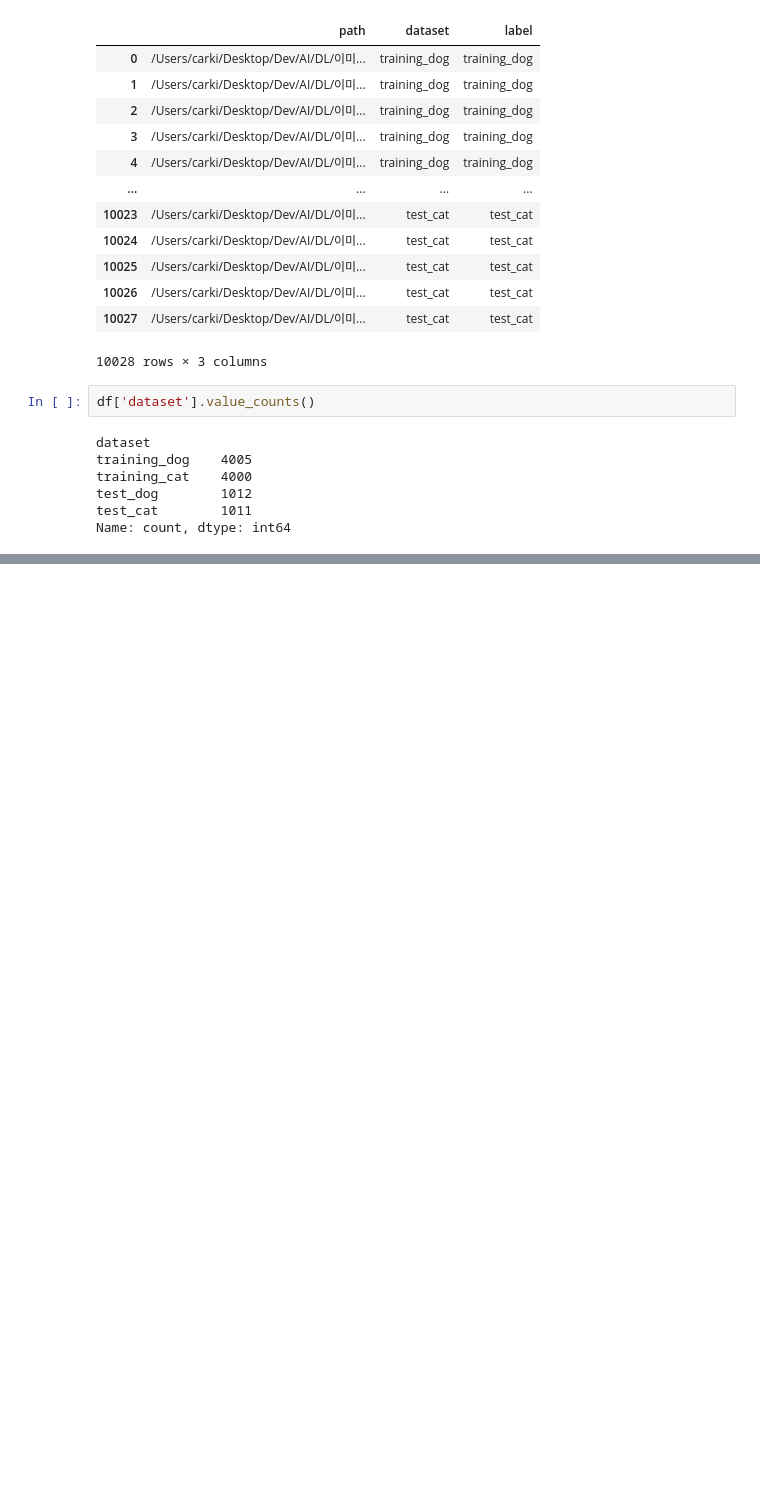
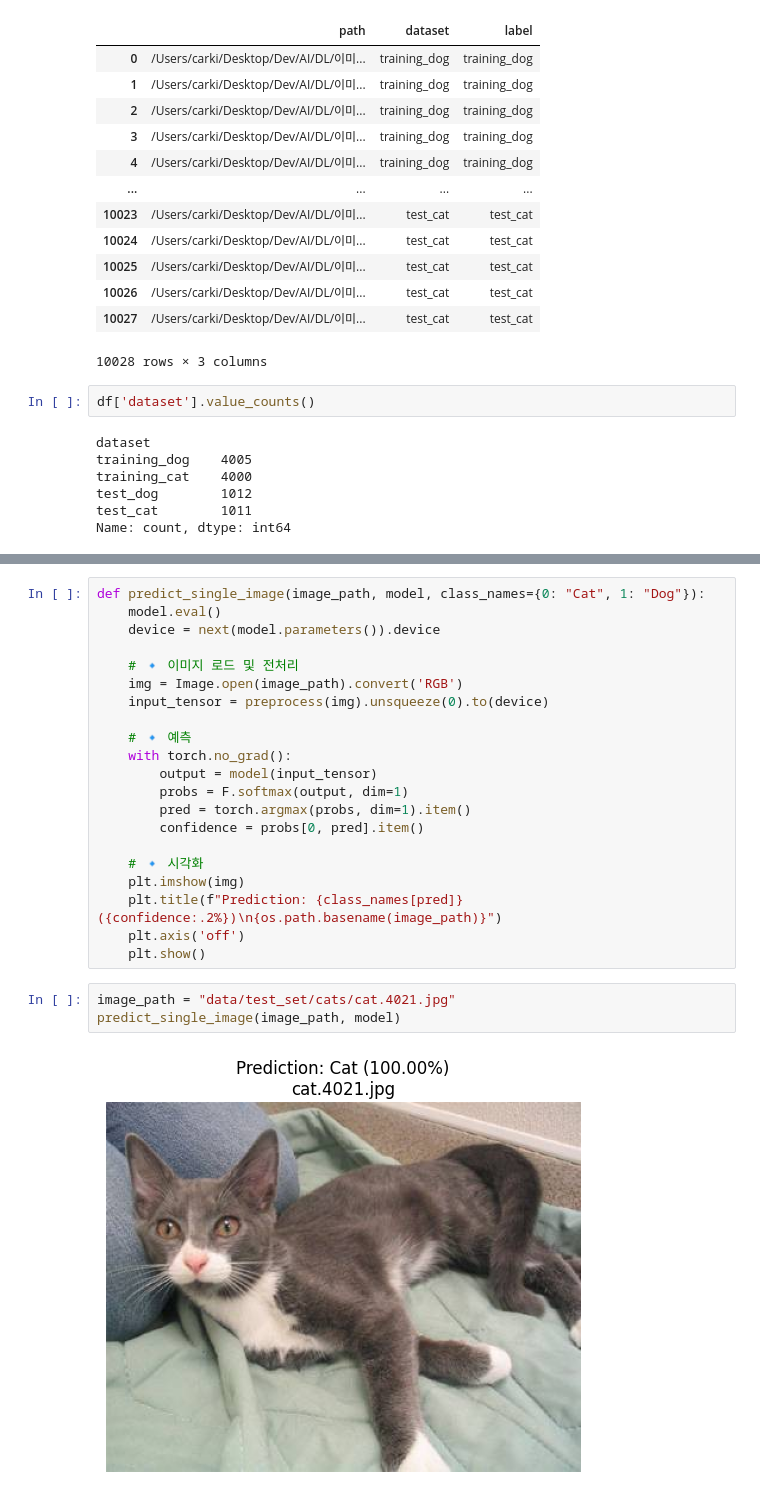
Before and after one commit to dev-carki/Cat_Dog, a Jupyter notebook: cat_dog.ipynb, the cells around one changed output, grey strips where cells are left out. Saved outputs shown, nothing was run; the diff lists cells and outputs as text; blank space fills up the shorter version.

```diff
--- a/cat_dog.ipynb
+++ b/cat_dog.ipynb
@@ -266,0 +324,26 @@ AlexNet(
+# %%
+def predict_single_image(image_path, model, class_names={0: "Cat", 1: "Dog"}):
+    model.eval()
+    device = next(model.parameters()).device
+
+    # 🔹 이미지 로드 및 전처리
+    img = Image.open(image_path).convert('RGB')
+    input_tensor = preprocess(img).unsqueeze(0).to(device)
+
+    # 🔹 예측
+    with torch.no_grad():
+        output = model(input_tensor)
+        probs = F.softmax(output, dim=1)
+        pred = torch.argmax(probs, dim=1).item()
+        confidence = probs[0, pred].item()
+
+    # 🔹 시각화
+    plt.imshow(img)
+    plt.title(f"Prediction: {class_names[pred]} ({confidence:.2%})\n{os.path.basename(image_path)}")
+    plt.axis('off')
+    plt.show()
+# %%
+image_path = "data/test_set/cats/cat.4021.jpg"
+predict_single_image(image_path, model)
+# %% [output]
+[figure, added]
```
Also changed, not shown: parts of 23 cells of this notebook.
